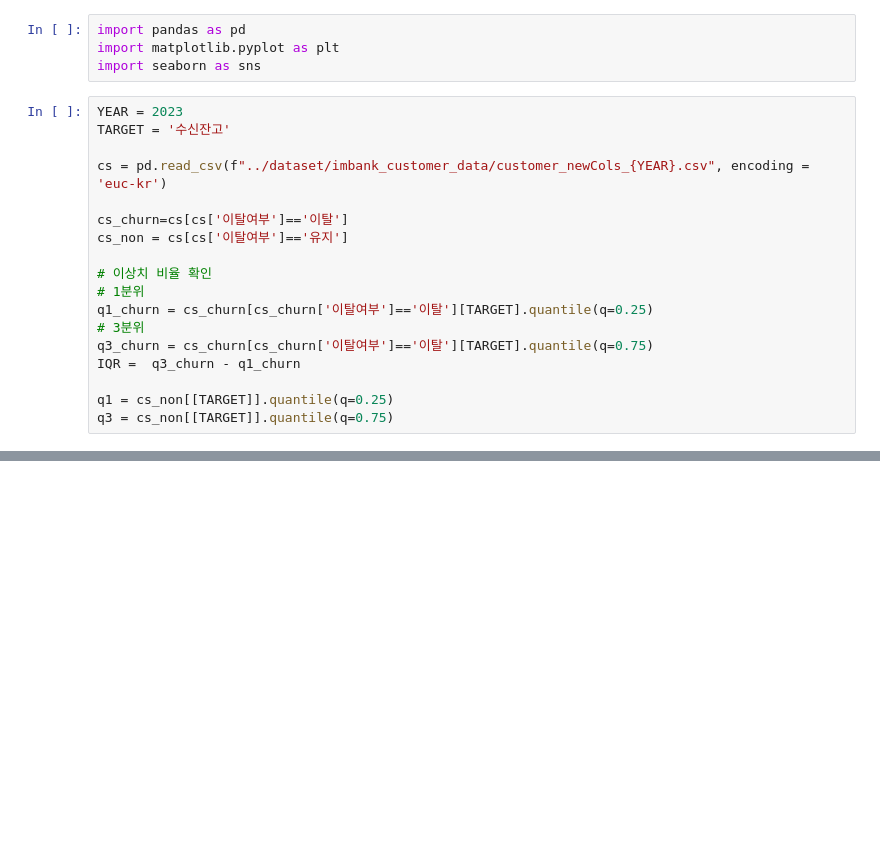
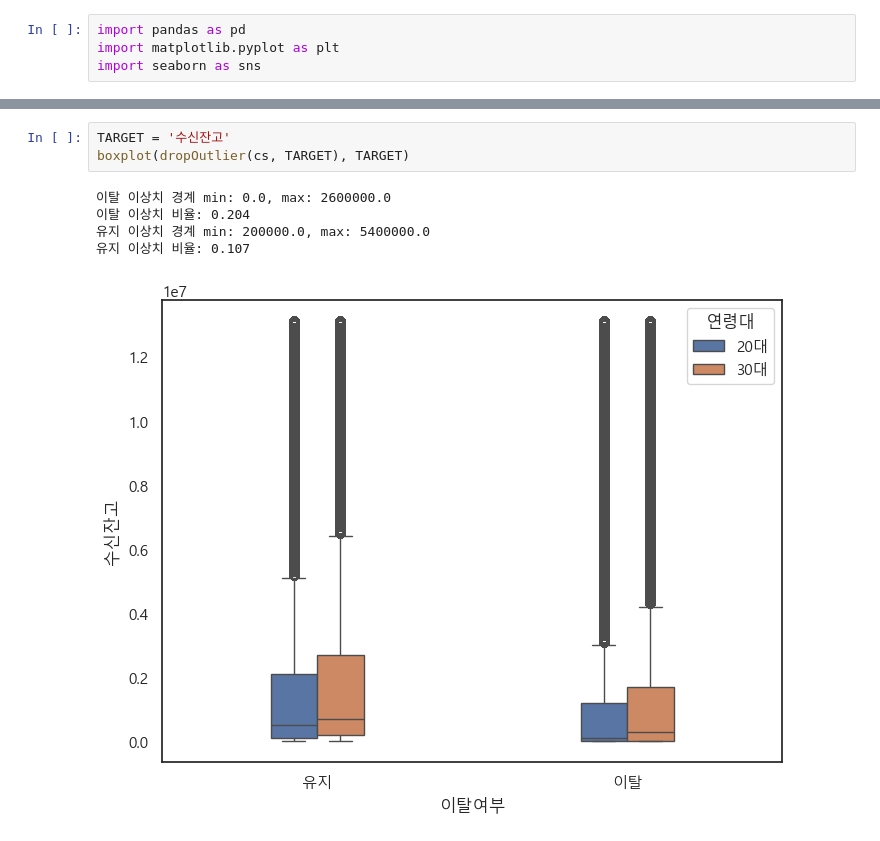
Before and after one commit to iMBanker-iM2030/IM2030, a Jupyter notebook: notebook/hyein.ipynb, the cells around one changed output, grey strips where cells are left out. Drawn from its saved outputs; the diff is of its cells as text; blank space fills up the shorter version.

```diff
--- a/notebook/hyein.ipynb
+++ b/notebook/hyein.ipynb
@@ -2,21 +2,3 @@
 import pandas as pd
 import matplotlib.pyplot as plt
 import seaborn as sns
-# %%
-YEAR = 2023
-TARGET = '수신잔고'
-
-cs = pd.read_csv(f"../dataset/imbank_customer_data/customer_newCols_{YEAR}.csv", encoding = 'euc-kr')
-
-cs_churn=cs[cs['이탈여부']=='이탈']
-cs_non = cs[cs['이탈여부']=='유지']
-
-# 이상치 비율 확인
-# 1분위
-q1_churn = cs_churn[cs_churn['이탈여부']=='이탈'][TARGET].quantile(q=0.25)
-# 3분위
-q3_churn = cs_churn[cs_churn['이탈여부']=='이탈'][TARGET].quantile(q=0.75)
-IQR =  q3_churn - q1_churn
-
-q1 = cs_non[[TARGET]].quantile(q=0.25)
-q3 = cs_non[[TARGET]].quantile(q=0.75)
@@ -45,0 +77,9 @@ plt.show()
+# %%
+TARGET = '수신잔고'
+boxplot(dropOutlier(cs, TARGET), TARGET)
+# %% [output]
+이탈 이상치 경계 min: 0.0, max: 2600000.0
+이탈 이상치 비율: 0.204
+유지 이상치 경계 min: 200000.0, max: 5400000.0
+유지 이상치 비율: 0.107
+[figure, added]
```
Also changed, not shown: parts of 15 cells of this notebook.
